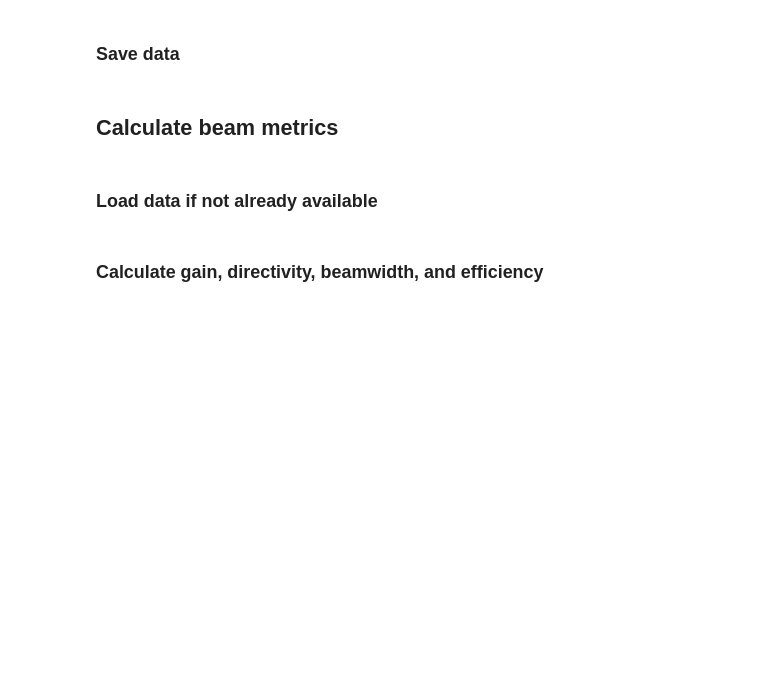
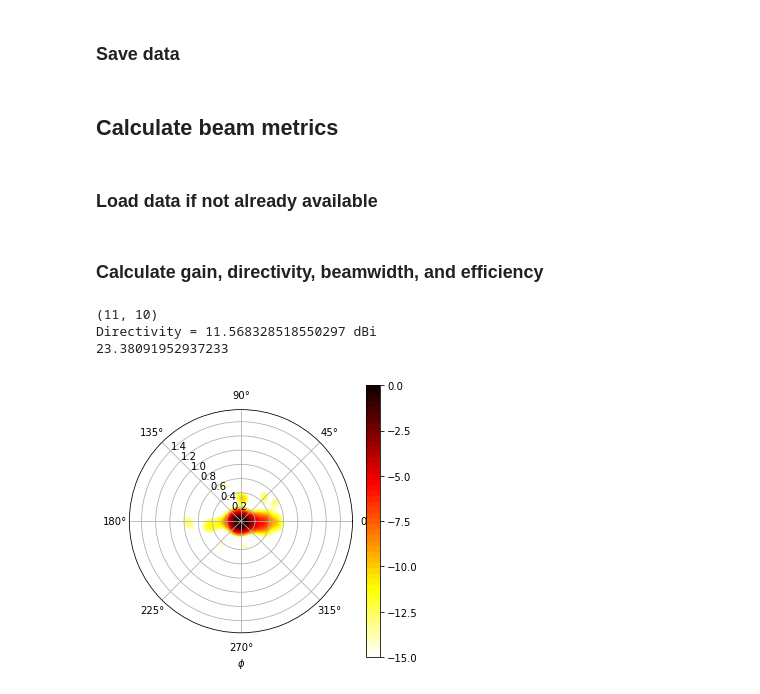
Before and after one commit to aaronvd/Acquisition-Code, a Jupyter notebook: Measurement Code/Python/Gain Measurement/NFS Script.ipynb, the cells around one changed output. Drawn from its saved outputs; the diff is of its cells as text; code cells hidden in the pictures; blank space fills up the shorter version.

```diff
--- a/Measurement Code/Python/Gain Measurement/NFS Script.ipynb
+++ b/Measurement Code/Python/Gain Measurement/NFS Script.ipynb
@@ -419,8 +424,8 @@ scipy.io.savemat('{}{}_{}.mat'.format(savepath, savename, datetime.datetime.now(
 # %% [markdown]
 ### Load data if not already available
 # %%
-AUT = scipy.io.loadmat('C:/Users/smithlab/Documents/Near_Field_Scans/Mike_Antenna_2022-02-10')
-SGA = scipy.io.loadmat('C:/Users/smithlab/Documents/Near_Field_Scans/Mike_Antenna_2022-02-10')
+AUT = scipy.io.loadmat('C:/Users/smithlab/Documents/Near_Field_Scans/Mike_Antenna_2022-02-17.mat')
+SGA = scipy.io.loadmat('C:/Users/smithlab/Documents/Near_Field_Scans/SGA_X_Band_Horn_2022-02-17.mat')
 # %% [markdown]
 ### Calculate gain, directivity, beamwidth, and efficiency
 # %%
@@ -444,22 +449,28 @@ f_indx = np.argmin(np.abs(f - 10E9))
 print('Directivity =', 10*np.log10(D_max[f_indx,0]), 'dBi')
 D_theoretical = 4*np.pi*(Lx_ap/1000 * Ly_ap/1000)/lam[f_indx]**2
 print(10*np.log10(D_theoretical))
+# %% [output]
+(11, 10)
+Directivity = 11.568328518550297 dBi
+23.38091952937233
 # %%
 f_indx = np.argmin(np.abs(f - 10E9))
 m_indx = 0
 
 # fig, ax1 = plt.subplots(1, 1, figsize=(5,5))
 # ax1.imshow(measurements[:,:,0,0,0], extent=(np.min(x_probe), np.max(x_probe), np.min(y_probe), np.max(y_probe)))
 # ax1.set_xlabel('x (mm)')
 # ax1.set_ylabel('y (mm)')
 # plt.show()
 
 fig, ax2 = plt.subplots(subplot_kw=dict(projection='polar'), figsize=(5,5))
-cs = ax2.contourf(Phi_far, Theta_far, 10*np.log10(E_int[:,:,f_indx,m_indx]/np.amax(E_int[:,:,f_indx,m_indx])),
+cs = ax2.contourf(Phi_far, Theta_far, 10*np.log10(U_int[:,:,f_indx,m_indx]/np.amax(U_int[:,:,f_indx,m_indx])),
             np.linspace(-15, 0, 50),
             cmap=plt.cm.hot_r)
 ax2.grid(True)
 ax2.set_rlabel_position(135)
 fig.colorbar(cs, ticks=np.linspace(-15, 0, 7))
 plt.xlabel('$\phi$')
 plt.show()
+# %% [output]
+[figure, added]
```
Also changed, not shown: parts of 1 cell of this notebook.
